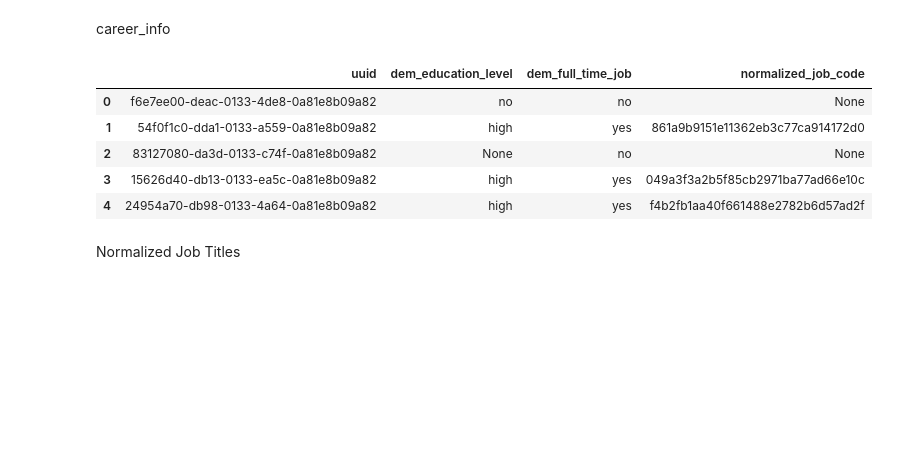
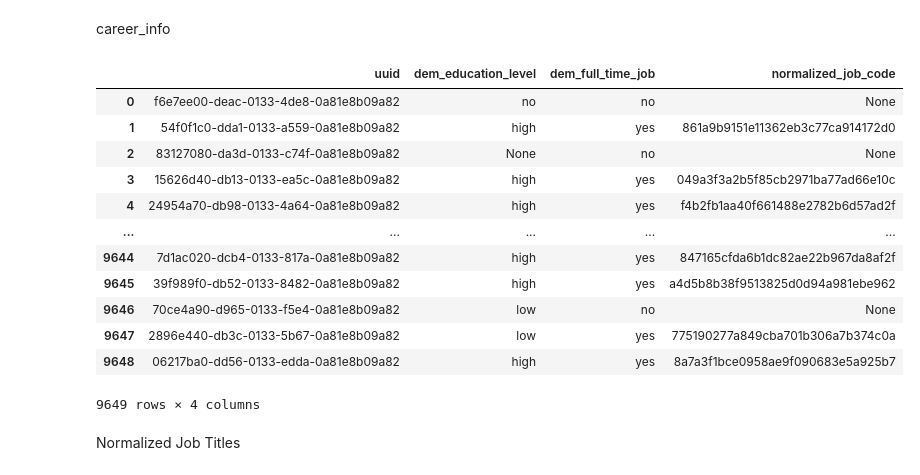
Before and after one commit to jvazquezgalvezlp/data_project_template, a Jupyter notebook: Project.ipynb, the cells around one changed output. Saved outputs shown, nothing was run; the diff lists cells and outputs as text; code cells hidden in the pictures; blank space fills up the shorter version.

```diff
--- a/Project.ipynb
+++ b/Project.ipynb
@@ -18,14 +19,21 @@ career_info
 query = 'SELECT * FROM career_info;'
 # %%
 career_info = pd.read_sql_query(query, engine)
-career_info.head()
+career_info
 # %% [output]
 |  | uuid | dem_education_level | dem_full_time_job | normalized_job_code |
 | 0 | f6e7ee00-deac-0133-4de8-0a81e8b09a82 | no | no | None |
 | 1 | 54f0f1c0-dda1-0133-a559-0a81e8b09a82 | high | yes | 861a9b9151e11362eb3c77ca914172d0 |
 | 2 | 83127080-da3d-0133-c74f-0a81e8b09a82 | None | no | None |
 | 3 | 15626d40-db13-0133-ea5c-0a81e8b09a82 | high | yes | 049a3f3a2b5f85cb2971ba77ad66e10c |
 | 4 | 24954a70-db98-0133-4a64-0a81e8b09a82 | high | yes | f4b2fb1aa40f661488e2782b6d57ad2f |
+| ... | ... | ... | ... | ... |
+| 9644 | 7d1ac020-dcb4-0133-817a-0a81e8b09a82 | high | yes | 847165cfda6b1dc82ae22b967da8af2f |
+| 9645 | 39f989f0-db52-0133-8482-0a81e8b09a82 | high | yes | a4d5b8b38f9513825d0d94a981ebe962 |
+| 9646 | 70ce4a90-d965-0133-f5e4-0a81e8b09a82 | low | no | None |
+| 9647 | 2896e440-db3c-0133-5b67-0a81e8b09a82 | low | yes | 775190277a849cba701b306a7b374c0a |
+| 9648 | 06217ba0-dd56-0133-edda-0a81e8b09a82 | high | yes | 8a7a3f1bce0958ae9f090683e5a925b7 |
+9649 rows × 4 columns
 # %% [markdown]
 Normalized Job Titles
 # %%
```
Also changed, not shown: parts of 31 cells of this notebook.
